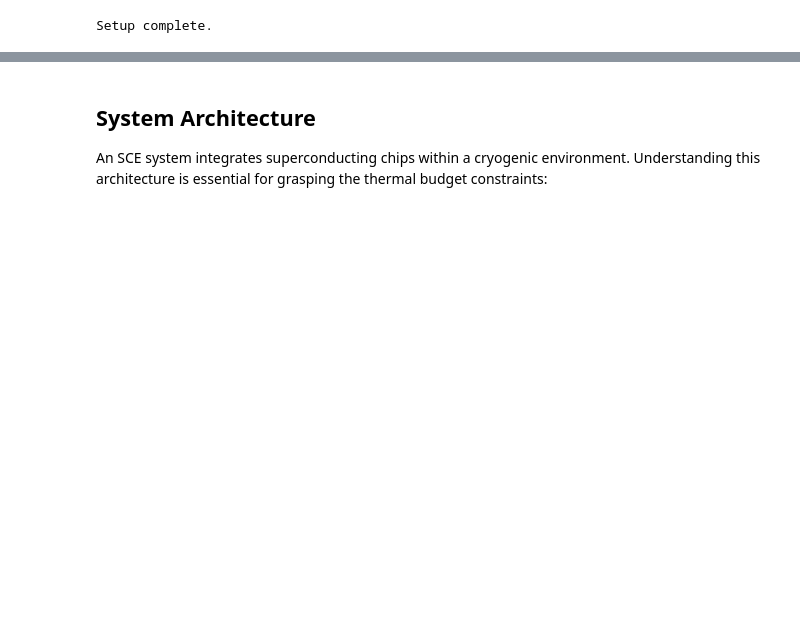
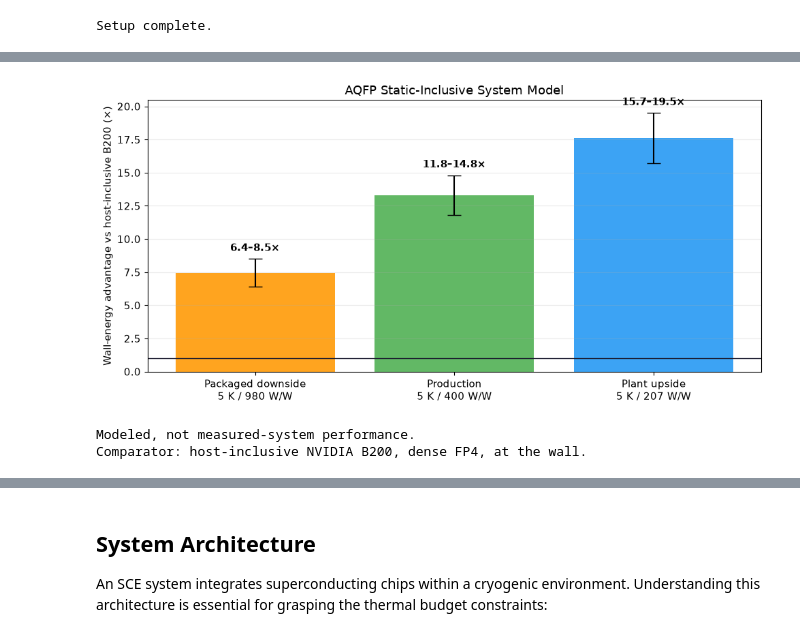
Before and after one commit to Adiabatic-Machines/sce-futures, a Jupyter notebook: notebooks/00_executive_overview.ipynb, the cells around one changed output, grey strips where cells are left out. Drawn from its saved outputs; the diff is of its cells as text; code cells hidden in the pictures; blank space fills up the shorter version.

```diff
--- a/notebooks/00_executive_overview.ipynb
+++ b/notebooks/00_executive_overview.ipynb
@@ -232,0 +68,26 @@ System-level comparison (includes ~1000× cooling overhead for SCE):
+# %%
+# Modeled wall-energy advantage across cooling assumptions
+corners = ['Packaged downside\n5 K / 980 W/W', 'Production\n5 K / 400 W/W', 'Plant upside\n5 K / 207 W/W']
+low = np.array([6.4, 11.8, 15.7])
+high = np.array([8.5, 14.8, 19.5])
+mid = (low + high) / 2
+err = np.vstack((mid - low, high - mid))
+
+fig, ax = plt.subplots(figsize=(10, 5))
+ax.bar(corners, mid, yerr=err, capsize=7,
+       color=[COLORS['secondary'], COLORS['sce'], COLORS['primary']], alpha=0.88)
+ax.axhline(1, color=COLORS['dark'], linewidth=1)
+ax.set_ylabel('Wall-energy advantage vs host-inclusive B200 (×)')
+ax.set_title('AQFP Static-Inclusive System Model')
+ax.grid(axis='y', alpha=0.25)
+for i, (lo, hi) in enumerate(zip(low, high)):
+    ax.text(i, mid[i] + err[1, i] + 0.6, f'{lo:.1f}–{hi:.1f}×', ha='center', fontweight='bold')
+plt.tight_layout()
+plt.show()
+
+print('Modeled, not measured-system performance.')
+print('Comparator: host-inclusive NVIDIA B200, dense FP4, at the wall.')
+# %% [output]
+[figure, added]
+Modeled, not measured-system performance.
+Comparator: host-inclusive NVIDIA B200, dense FP4, at the wall.
```
Also changed, not shown: parts of 29 cells of this notebook, 20 other files.
